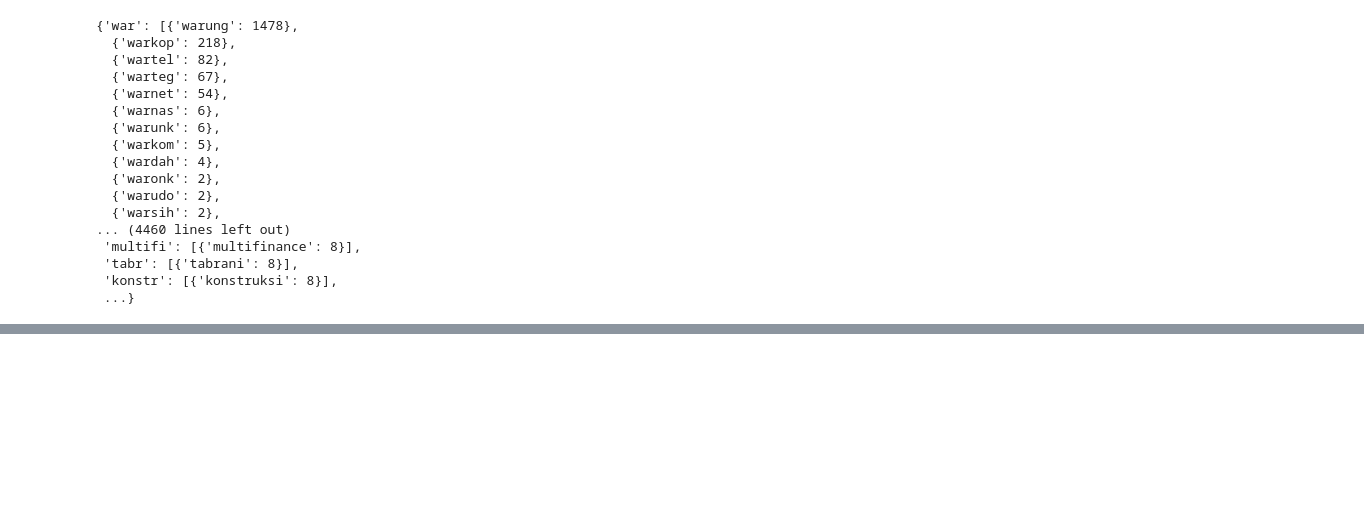
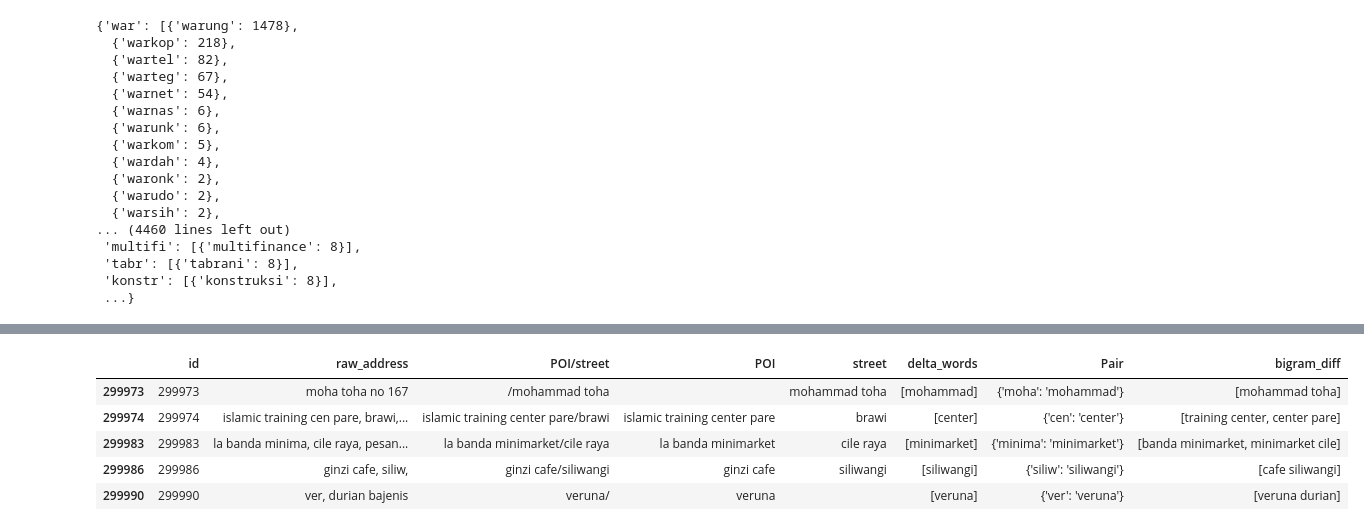
Before and after one commit to mhilmiasyrofi/AddressExtraction, a Jupyter notebook: Repair-Words.ipynb, the cells around one changed output, grey strips where cells are left out. Drawn from its saved outputs; the diff is of its cells as text; code cells hidden in the pictures; blank space fills up the shorter version.

Commit message:
added bigram

```diff
--- a/Repair-Words.ipynb
+++ b/Repair-Words.ipynb
@@ -238,0 +189,21 @@ ValueError: No axis named rt for object type Series
+# %%
+def getDifferenceBigram(row):
+    _pair = row['Pair']
+    raw_words = getListOfWords(row['raw_address'])
+    output = []
+    _length = len(raw_words)
+    for index, value in enumerate(raw_words):
+        if value in _pair:
+            # check if first index
+            if index != 0:
+                output.append(raw_words[index-1] + ' ' + _pair[value])
+            # check if last index
+            if index != _length-1:
+                output.append(_pair[value] + ' ' + raw_words[index+1])
+    return output
+# %%
+start = time()
+
+df_need_repair['bigram_diff'] = df_need_repair.apply(getDifferenceBigram, axis=1)
+
+print("Executed in {} seconds.".format(time() - start))
@@ -238,0 +217,9 @@ ValueError: No axis named rt for object type Series
+# %%
+df_need_repair.tail()
+# %% [output]
+|  | id | raw_address | POI/street | POI | street | delta_words | Pair | bigram_diff |
+| 299973 | 299973 | moha toha no 167 | /mohammad toha |  | mohammad toha | [mohammad] | {'moha': 'mohammad'} | [mohammad toha] |
+| 299974 | 299974 | islamic training cen pare, brawi,... | islamic training center pare/brawi | islamic training center pare | brawi | [center] | {'cen': 'center'} | [training center, center pare] |
+| 299983 | 299983 | la banda minima, cile raya, pesan... | la banda minimarket/cile raya | la banda minimarket | cile raya | [minimarket] | {'minima': 'minimarket'} | [banda minimarket, minimarket cile] |
+| 299986 | 299986 | ginzi cafe, siliw, | ginzi cafe/siliwangi | ginzi cafe | siliwangi | [siliwangi] | {'siliw': 'siliwangi'} | [cafe siliwangi] |
+| 299990 | 299990 | ver, durian bajenis | veruna/ | veruna |  | [veruna] | {'ver': 'veruna'} | [veruna durian] |
```
Also changed, not shown: parts of 17 cells of this notebook.
